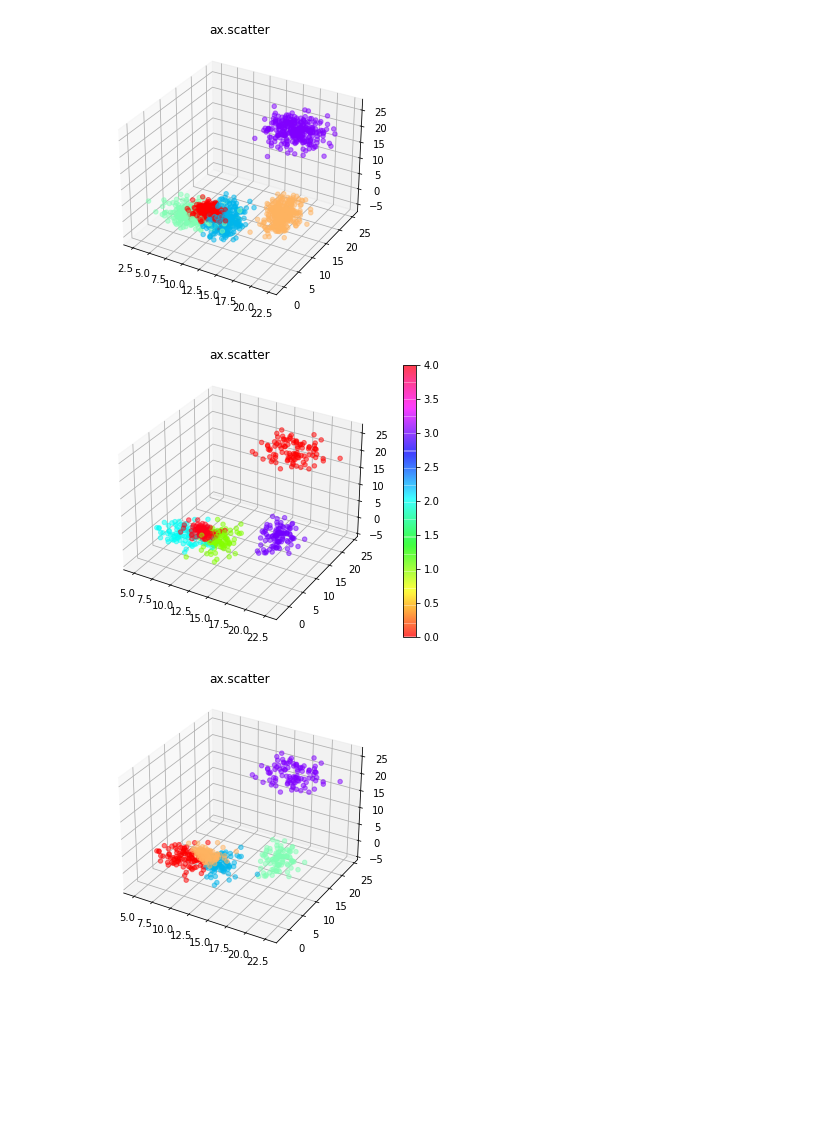
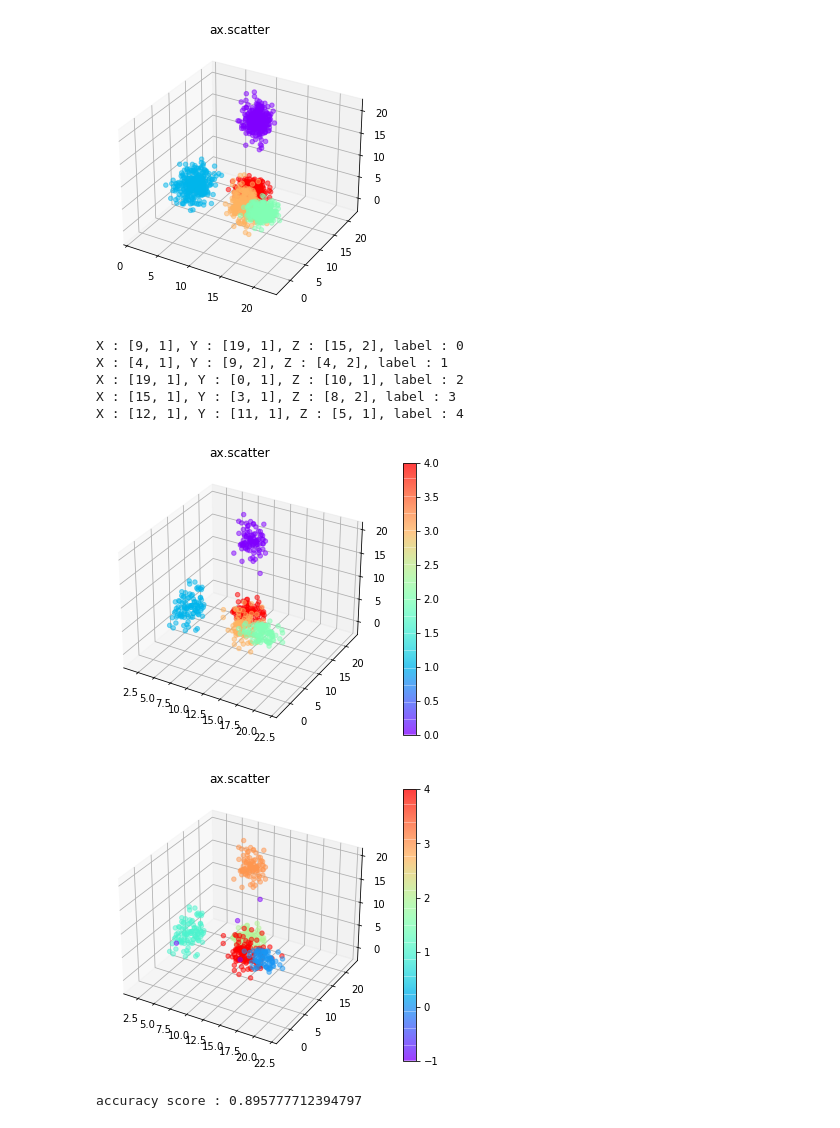
Before and after one commit to junarwohn/garage, a Jupyter notebook: HW15_clustering_of_vector_data.ipynb, the cells around one changed output. Drawn from its saved outputs; the diff is of its cells as text; code cells hidden in the pictures; blank space fills up the shorter version.

```diff
--- a/HW15_clustering_of_vector_data.ipynb
+++ b/HW15_clustering_of_vector_data.ipynb
@@ -12,3 +13,28 @@ from mpl_toolkits.mplot3d import Axes3D
+# %%
+def get_sample(data, N=300):
+    # data = [[m,s],[m,s],[m,s], label]
+    X = np.random.normal(*data[0], N)
+    Y = np.random.normal(*data[1], N)
+    Z = np.random.normal(*data[2], N)
+    return np.array(list(zip(X,Y,Z)))
+
+def determine(mean_vectors, max_distances, point):
+    distances = np.array([np.linalg.norm(mv - point) - md for mv,md in zip(mean_vectors, max_distances)])
+    min_idx = distances.argmin()
+    if distances[min_idx] > 0:
+        return -1
+    return min_idx
+
+def accuracy(result):
+    idx = np.array([0,0,0,0,0])
+    for e in result:
+        idx[e] += 1
+    label = np.argmax(idx)
+    cnt = 0
+    for e in result:
+        if e == label:
+            cnt += 1
+    return cnt / len(result)
 # %%
 data = []
 # data_load = True
@@ -25,17 +51,6 @@ else:
         ] for i in range(C)
     ])
     np.save("./hw15_data", data)
-# %%
-def get_sample(data, N=300):
-    # data = [[m,s],[m,s],[m,s], label]
-    X = np.random.normal(*data[0], N)
-    Y = np.random.normal(*data[1], N)
-    Z = np.random.normal(*data[2], N)
-    return np.array(list(zip(X,Y,Z)))
-
-def determine(mean_vectors, max_distances, point):
-    distances = np.array([np.linalg.norm(mv - point) - md for mv,md in zip(mean_vectors, max_distances)])
-    return distances.argmin()
 # %%
 points = get_sample(data[0])
 for d in data[1:]:
@@ -49,8 +64,15 @@ label = [ i // 300 for i in range(len(points))]
 ax.scatter(d_p[0], d_p[1], d_p[2], c =  label, alpha=0.5 ,s= 20, cmap=plt.cm.rainbow)
 plt.title("ax.scatter")
 plt.show()
+for x, y, z, l in data:
+    print("X : {}, Y : {}, Z : {}, label : {}".format(x,y,z,l))
 # %% [output]
-[figure, old version]
+[figure, new version]
+X : [9, 1], Y : [19, 1], Z : [15, 2], label : 0
+X : [4, 1], Y : [9, 2], Z : [4, 2], label : 1
+X : [19, 1], Y : [0, 1], Z : [10, 1], label : 2
+X : [15, 1], Y : [3, 1], Z : [8, 2], label : 3
+X : [12, 1], Y : [11, 1], Z : [5, 1], label : 4
 # %%
 K = 5
 kmeans_clustering = KMeans(n_clusters=K, random_state=0).fit(points)
@@ -73,12 +95,12 @@ fig = plt.figure(figsize=(10, 5))
 ax = fig.add_subplot(111, projection='3d') # Axe3D object
 
 label = [ i // 100 for i in range(len(test_points))]
-cb = ax.scatter(d_p[0], d_p[1], d_p[2], c =  label, alpha=0.5 ,s= 20 , cmap=plt.cm.hsv)
+cb = ax.scatter(d_p[0], d_p[1], d_p[2], c =  label, alpha=0.5 ,s= 20 , cmap=plt.cm.rainbow)
 plt.colorbar(cb)
 plt.title("ax.scatter")
 plt.show()
 # %% [output]
-[figure, old version]
+[figure, new version]
 # %%
 det_label = []
 for i in range(len(test_points)):
@@ -86,9 +108,13 @@ for i in range(len(test_points)):
 # %%
 fig = plt.figure(figsize=(10, 5))
 ax = fig.add_subplot(111, projection='3d') # Axe3D object
 
-ax.scatter(d_p[0], d_p[1], d_p[2], c =  det_label, alpha=0.5 ,s= 20 , cmap=plt.cm.rainbow)
+cb = ax.scatter(d_p[0], d_p[1], d_p[2], c =  det_label, alpha=0.5 ,s= 20 , cmap=plt.cm.rainbow)
+plt.colorbar(cb)
 plt.title("ax.scatter")
 plt.show()
+
+print("accuracy score : {}".format(adjusted_rand_score(det_label, label)))
 # %% [output]
-[figure, old version]
+[figure, new version]
+accuracy score : 0.895777712394797
```
Also changed, not shown: parts of 1 cell of this notebook, 1 other file.
